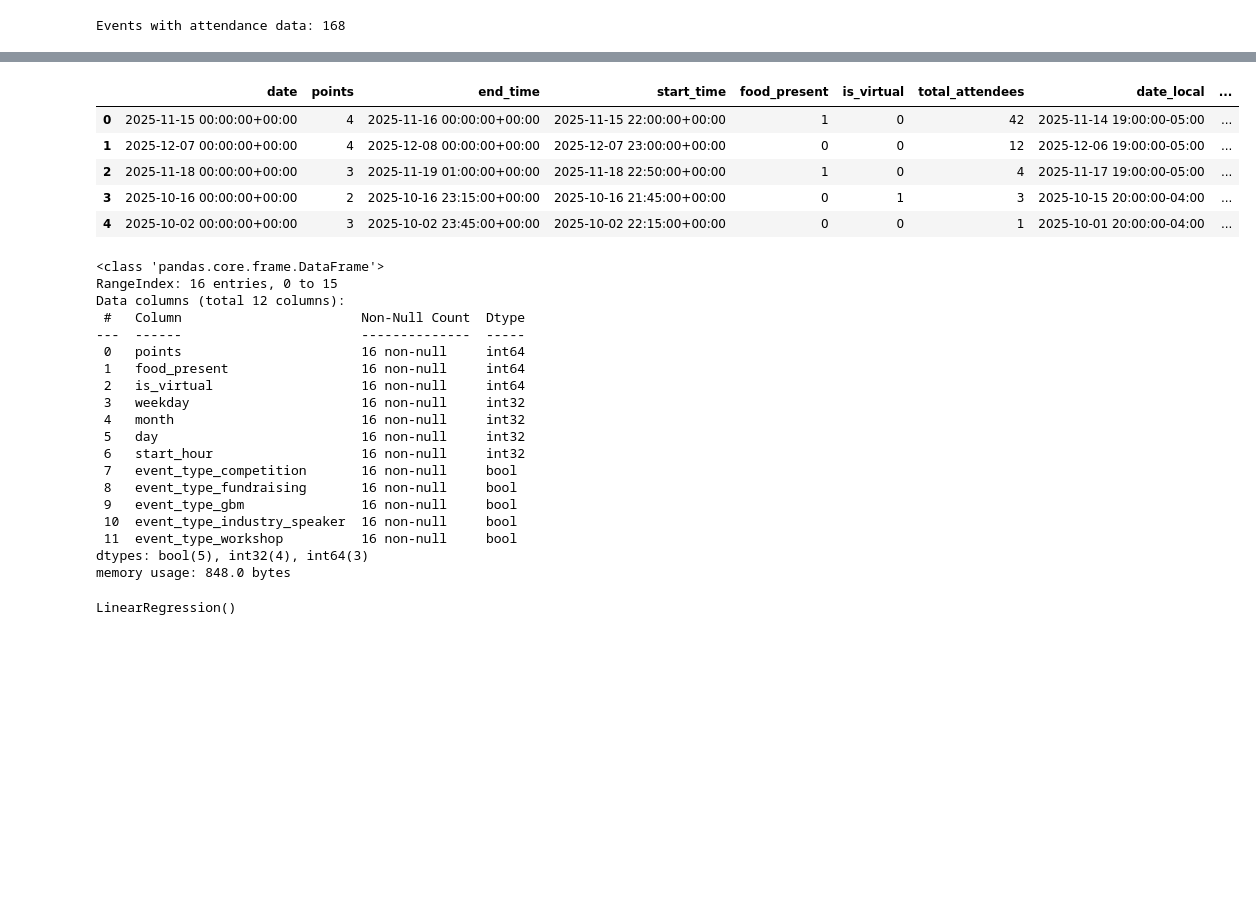
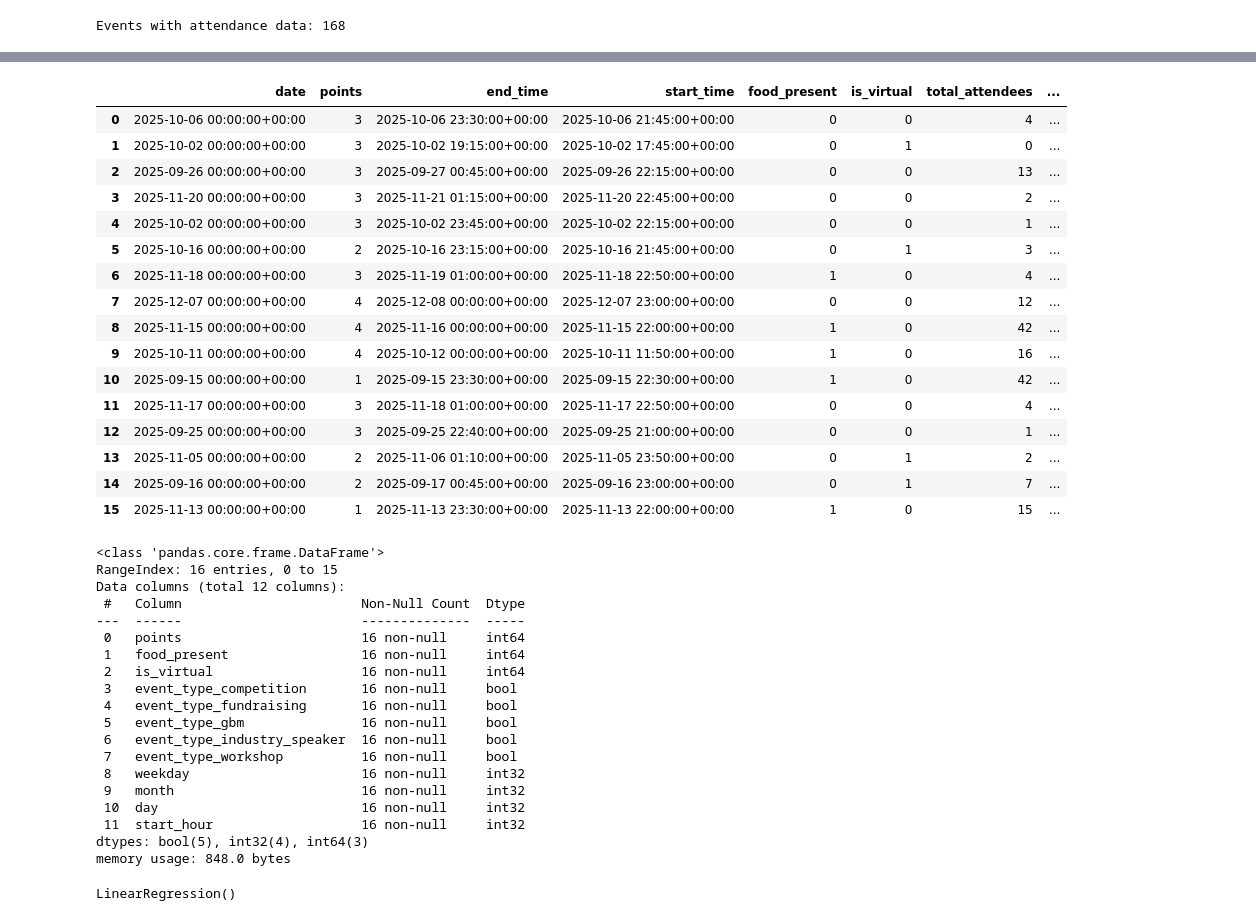
Before and after one commit to GG1627/uf-embs-ml, a Jupyter notebook: jupyter_notebooks/attendance_model.ipynb, the cells around one changed output, grey strips where cells are left out. Cells and saved outputs as stored; diff of their text form; code cells hidden in the pictures; blank space fills up the shorter version.

```diff
--- a/jupyter_notebooks/attendance_model.ipynb
+++ b/jupyter_notebooks/attendance_model.ipynb
@@ -12,7 +18,24 @@ from sklearn.metrics import mean_absolute_error, r2_score
+# %%
+# init supabase client
+
+dotenv.load_dotenv()
+SUPABASE_URL = os.getenv("SUPABASE_URL")
+SUPABASE_ANON_KEY = os.getenv("SUPABASE_ANON_KEY")
+
+supabase: Client = create_client(SUPABASE_URL, SUPABASE_ANON_KEY)
+
+# fetch data from supabase
+events_response = supabase.table("events").select("*").execute()
+event_attendance_response = supabase.table("event_attendance").select("*").execute()
+
+# convert to pandas dataframes
+events_df = pd.DataFrame(events_response.data)
+event_attendance_df = pd.DataFrame(event_attendance_response.data)
 # %%
 # get data
-events_df = pd.read_csv("../data/events.csv")
-event_attendance_df = pd.read_csv("../data/event_attendance.csv")
+
+# events_df = pd.read_csv("../data/events.csv")
+# event_attendance_df = pd.read_csv("../data/event_attendance.csv")
 # %%
 # simple checks
 
@@ -65,40 +110,51 @@ events_df.head()
 
 # turn boolean columns into int
 events_df["is_virtual"] = events_df["is_virtual"].astype(int)
 events_df["food_present"] = events_df["food_present"].astype(int)
 
 # one hot encode the event_type column
 if "event_type" in events_df.columns:
     events_df = pd.get_dummies(
         events_df,
         columns=["event_type"],
         drop_first=True
     )
 
 # turn the date and time columns into a datetime object with utc timezone
 events_df["date"] = pd.to_datetime(events_df["date"], utc=True)
 events_df["start_time"] = pd.to_datetime(events_df["start_time"], utc=True)
 events_df["end_time"] = pd.to_datetime(events_df["end_time"], utc=True)
 
 # convert to local timezone (est)
 events_df["date_local"] = events_df["date"].dt.tz_convert("US/Eastern")
 events_df["start_time_local"] = events_df["start_time"].dt.tz_convert("US/Eastern")
 events_df["end_time_local"] = events_df["end_time"].dt.tz_convert("US/Eastern")
 
 # get the useful information from datetime objects
 events_df["weekday"] = events_df["date_local"].dt.weekday
 events_df["month"] = events_df["date_local"].dt.month
 events_df["day"] = events_df["date_local"].dt.day
 events_df["start_hour"] = events_df["start_time_local"].dt.hour
 
-events_df.head()
+events_df.head(20)
 # %% [output]
-|  | date | points | end_time | start_time | food_present | is_virtual | total_attendees | date_local | ... |
-| 0 | 2025-11-15 00:00:00+00:00 | 4 | 2025-11-16 00:00:00+00:00 | 2025-11-15 22:00:00+00:00 | 1 | 0 | 42 | 2025-11-14 19:00:00-05:00 | ... |
-| 1 | 2025-12-07 00:00:00+00:00 | 4 | 2025-12-08 00:00:00+00:00 | 2025-12-07 23:00:00+00:00 | 0 | 0 | 12 | 2025-12-06 19:00:00-05:00 | ... |
-| 2 | 2025-11-18 00:00:00+00:00 | 3 | 2025-11-19 01:00:00+00:00 | 2025-11-18 22:50:00+00:00 | 1 | 0 | 4 | 2025-11-17 19:00:00-05:00 | ... |
-| 3 | 2025-10-16 00:00:00+00:00 | 2 | 2025-10-16 23:15:00+00:00 | 2025-10-16 21:45:00+00:00 | 0 | 1 | 3 | 2025-10-15 20:00:00-04:00 | ... |
-| 4 | 2025-10-02 00:00:00+00:00 | 3 | 2025-10-02 23:45:00+00:00 | 2025-10-02 22:15:00+00:00 | 0 | 0 | 1 | 2025-10-01 20:00:00-04:00 | ... |
+|  | date | points | end_time | start_time | food_present | is_virtual | total_attendees | ... |
+| 0 | 2025-10-06 00:00:00+00:00 | 3 | 2025-10-06 23:30:00+00:00 | 2025-10-06 21:45:00+00:00 | 0 | 0 | 4 | ... |
+| 1 | 2025-10-02 00:00:00+00:00 | 3 | 2025-10-02 19:15:00+00:00 | 2025-10-02 17:45:00+00:00 | 0 | 1 | 0 | ... |
+| 2 | 2025-09-26 00:00:00+00:00 | 3 | 2025-09-27 00:45:00+00:00 | 2025-09-26 22:15:00+00:00 | 0 | 0 | 13 | ... |
+| 3 | 2025-11-20 00:00:00+00:00 | 3 | 2025-11-21 01:15:00+00:00 | 2025-11-20 22:45:00+00:00 | 0 | 0 | 2 | ... |
+| 4 | 2025-10-02 00:00:00+00:00 | 3 | 2025-10-02 23:45:00+00:00 | 2025-10-02 22:15:00+00:00 | 0 | 0 | 1 | ... |
+| 5 | 2025-10-16 00:00:00+00:00 | 2 | 2025-10-16 23:15:00+00:00 | 2025-10-16 21:45:00+00:00 | 0 | 1 | 3 | ... |
+| 6 | 2025-11-18 00:00:00+00:00 | 3 | 2025-11-19 01:00:00+00:00 | 2025-11-18 22:50:00+00:00 | 1 | 0 | 4 | ... |
+| 7 | 2025-12-07 00:00:00+00:00 | 4 | 2025-12-08 00:00:00+00:00 | 2025-12-07 23:00:00+00:00 | 0 | 0 | 12 | ... |
+| 8 | 2025-11-15 00:00:00+00:00 | 4 | 2025-11-16 00:00:00+00:00 | 2025-11-15 22:00:00+00:00 | 1 | 0 | 42 | ... |
+| 9 | 2025-10-11 00:00:00+00:00 | 4 | 2025-10-12 00:00:00+00:00 | 2025-10-11 11:50:00+00:00 | 1 | 0 | 16 | ... |
+| 10 | 2025-09-15 00:00:00+00:00 | 1 | 2025-09-15 23:30:00+00:00 | 2025-09-15 22:30:00+00:00 | 1 | 0 | 42 | ... |
+| 11 | 2025-11-17 00:00:00+00:00 | 3 | 2025-11-18 01:00:00+00:00 | 2025-11-17 22:50:00+00:00 | 0 | 0 | 4 | ... |
+| 12 | 2025-09-25 00:00:00+00:00 | 3 | 2025-09-25 22:40:00+00:00 | 2025-09-25 21:00:00+00:00 | 0 | 0 | 1 | ... |
+| 13 | 2025-11-05 00:00:00+00:00 | 2 | 2025-11-06 01:10:00+00:00 | 2025-11-05 23:50:00+00:00 | 0 | 1 | 2 | ... |
+| 14 | 2025-09-16 00:00:00+00:00 | 2 | 2025-09-17 00:45:00+00:00 | 2025-09-16 23:00:00+00:00 | 0 | 1 | 7 | ... |
+| 15 | 2025-11-13 00:00:00+00:00 | 1 | 2025-11-13 23:30:00+00:00 | 2025-11-13 22:00:00+00:00 | 1 | 0 | 15 | ... |
 # %%
 # define x and y variables (y is the target variable)
 
@@ -115,15 +171,15 @@ Data columns (total 12 columns):
  0   points                       16 non-null     int64
  1   food_present                 16 non-null     int64
  2   is_virtual                   16 non-null     int64
- 3   weekday                      16 non-null     int32
- 4   month                        16 non-null     int32
- 5   day                          16 non-null     int32
- 6   start_hour                   16 non-null     int32
- 7   event_type_competition       16 non-null     bool
- 8   event_type_fundraising       16 non-null     bool
- 9   event_type_gbm               16 non-null     bool
- 10  event_type_industry_speaker  16 non-null     bool
- 11  event_type_workshop          16 non-null     bool
+ 3   event_type_competition       16 non-null     bool
+ 4   event_type_fundraising       16 non-null     bool
+ 5   event_type_gbm               16 non-null     bool
+ 6   event_type_industry_speaker  16 non-null     bool
+ 7   event_type_workshop          16 non-null     bool
+ 8   weekday                      16 non-null     int32
+ 9   month                        16 non-null     int32
+ 10  day                          16 non-null     int32
+ 11  start_hour                   16 non-null     int32
 dtypes: bool(5), int32(4), int64(3)
 memory usage: 848.0 bytes
 # %%
```
Also changed, not shown: parts of 6 cells of this notebook, 2 other files.
